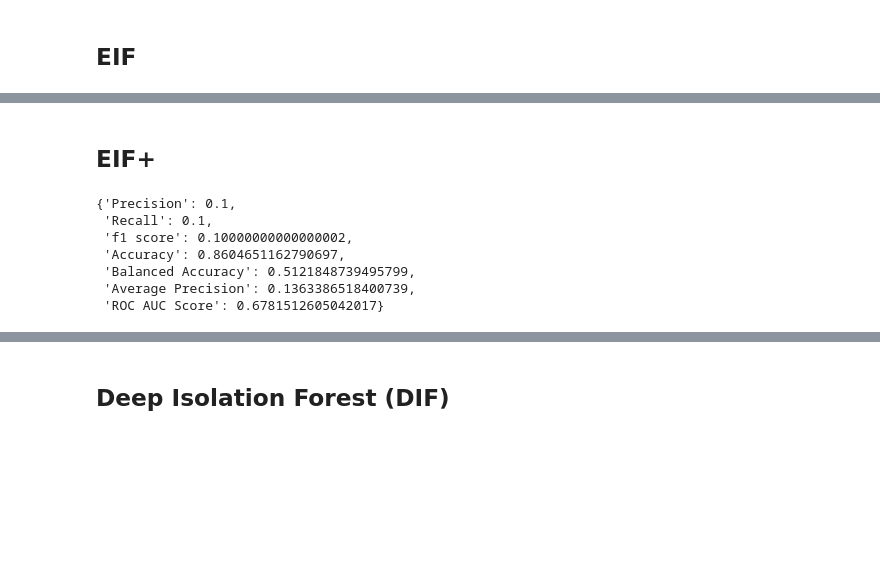
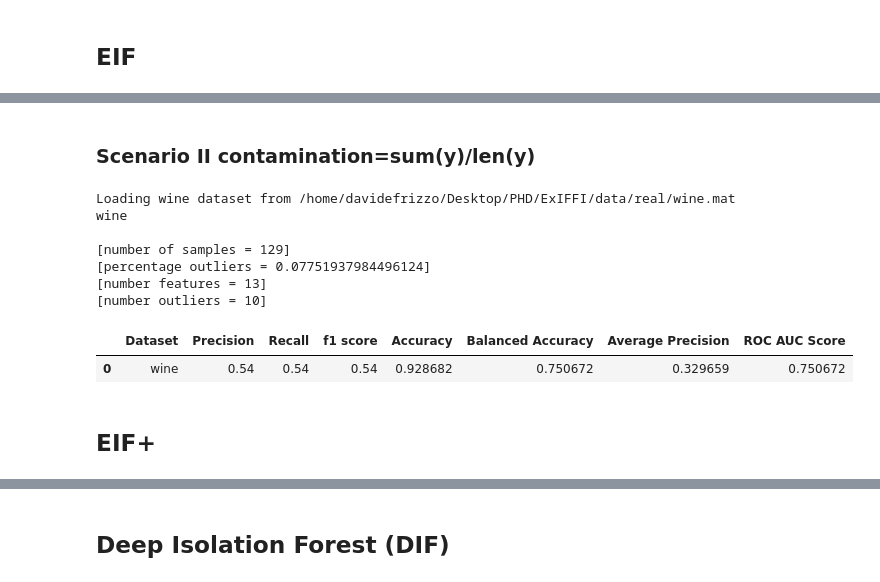
Before and after one commit to alessioarcudi/ExIFFI, a Jupyter notebook: notebooks/Test_AD_Models.ipynb, the cells around one changed output, grey strips where cells are left out. Saved outputs shown, nothing was run; the diff lists cells and outputs as text; code cells hidden in the pictures; blank space fills up the shorter version.

```diff
--- a/notebooks/Test_AD_Models.ipynb
+++ b/notebooks/Test_AD_Models.ipynb
@@ -84,2 +132,18 @@ perf
+# %% [markdown]
+### Scenario II contamination=sum(y)/len(y)
+# %%
+EIF=ExtendedIsolationForest(n_estimators=300,plus=0,contamination=np.sum(y)/len(y))
+df_perf=collect_performance_df(dataset_names,paths,10,scaler='StandardScaler',model=EIF)
+df_perf
+# %% [output]
+Loading wine dataset from /home/davidefrizzo/Desktop/PHD/ExIFFI/data/real/wine.mat
+wine
+
+[number of samples = 129]
+[percentage outliers = 0.07751937984496124]
+[number features = 13]
+[number outliers = 10]
+|  | Dataset | Precision | Recall | f1 score | Accuracy | Balanced Accuracy | Average Precision | ROC AUC Score |
+| 0 | wine | 0.54 | 0.54 | 0.54 | 0.928682 | 0.750672 | 0.329659 | 0.750672 |
 # %% [markdown]
 ## EIF+
@@ -89,12 +149,0 @@ EIF_plus.fit(X_train)
-# %%
-score_eif_plus=EIF_plus.predict(X_test)
-perf_plus=performance_eif(y,score_eif,X_test,EIF_plus)
-perf_plus
-# %% [output]
-{'Precision': 0.1,
- 'Recall': 0.1,
- 'f1 score': 0.10000000000000002,
- 'Accuracy': 0.8604651162790697,
- 'Balanced Accuracy': 0.5121848739495799,
- 'Average Precision': 0.1363386518400739,
- 'ROC AUC Score': 0.6781512605042017}
```
Also changed, not shown: parts of 69 cells of this notebook, 2 other files.
